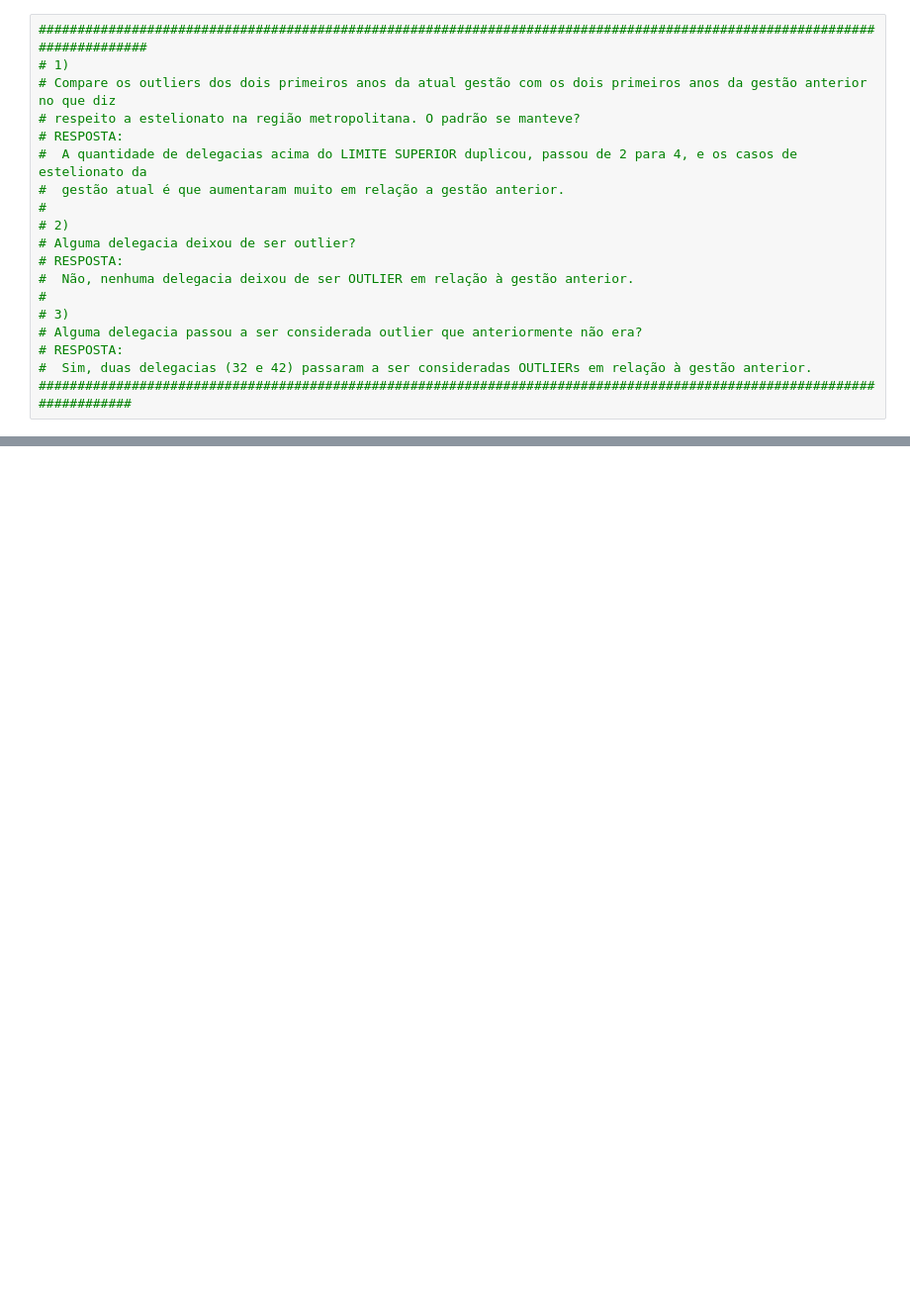
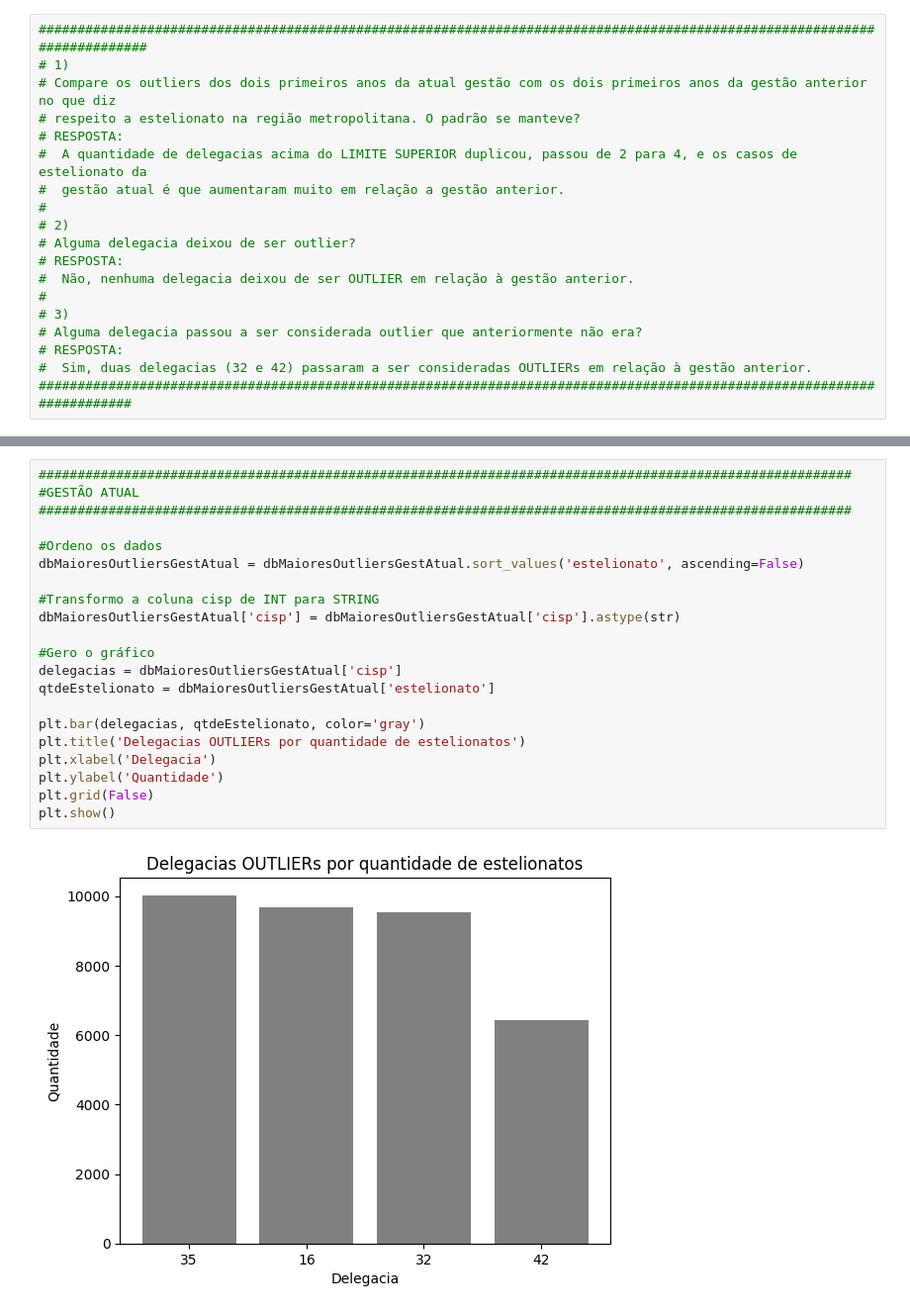
Before and after one commit to pjunior77/Repo_Senac_BigData, a Jupyter notebook: Aula14_AtividadePraticaComparativoGestao.ipynb, the cells around one changed output, grey strips where cells are left out. Shown at 99% size. Saved outputs shown, nothing was run; the diff lists cells and outputs as text; blank space fills up the shorter version.

```diff
--- a/Aula14_AtividadePraticaComparativoGestao.ipynb
+++ b/Aula14_AtividadePraticaComparativoGestao.ipynb
@@ -238,0 +263,23 @@ dbMenoresOutliersGestAtual
+# %%
+#########################################################################################################
+#GESTÃO ATUAL
+#########################################################################################################
+
+#Ordeno os dados
+dbMaioresOutliersGestAtual = dbMaioresOutliersGestAtual.sort_values('estelionato', ascending=False)
+
+#Transformo a coluna cisp de INT para STRING
+dbMaioresOutliersGestAtual['cisp'] = dbMaioresOutliersGestAtual['cisp'].astype(str)
+
+#Gero o gráfico
+delegacias = dbMaioresOutliersGestAtual['cisp']
+qtdeEstelionato = dbMaioresOutliersGestAtual['estelionato']
+
+plt.bar(delegacias, qtdeEstelionato, color='gray')
+plt.title('Delegacias OUTLIERs por quantidade de estelionatos')
+plt.xlabel('Delegacia')
+plt.ylabel('Quantidade')
+plt.grid(False)
+plt.show()
+# %% [output]
+[figure, added]
```
Also changed, not shown: parts of 2 cells of this notebook, 7 other files.
